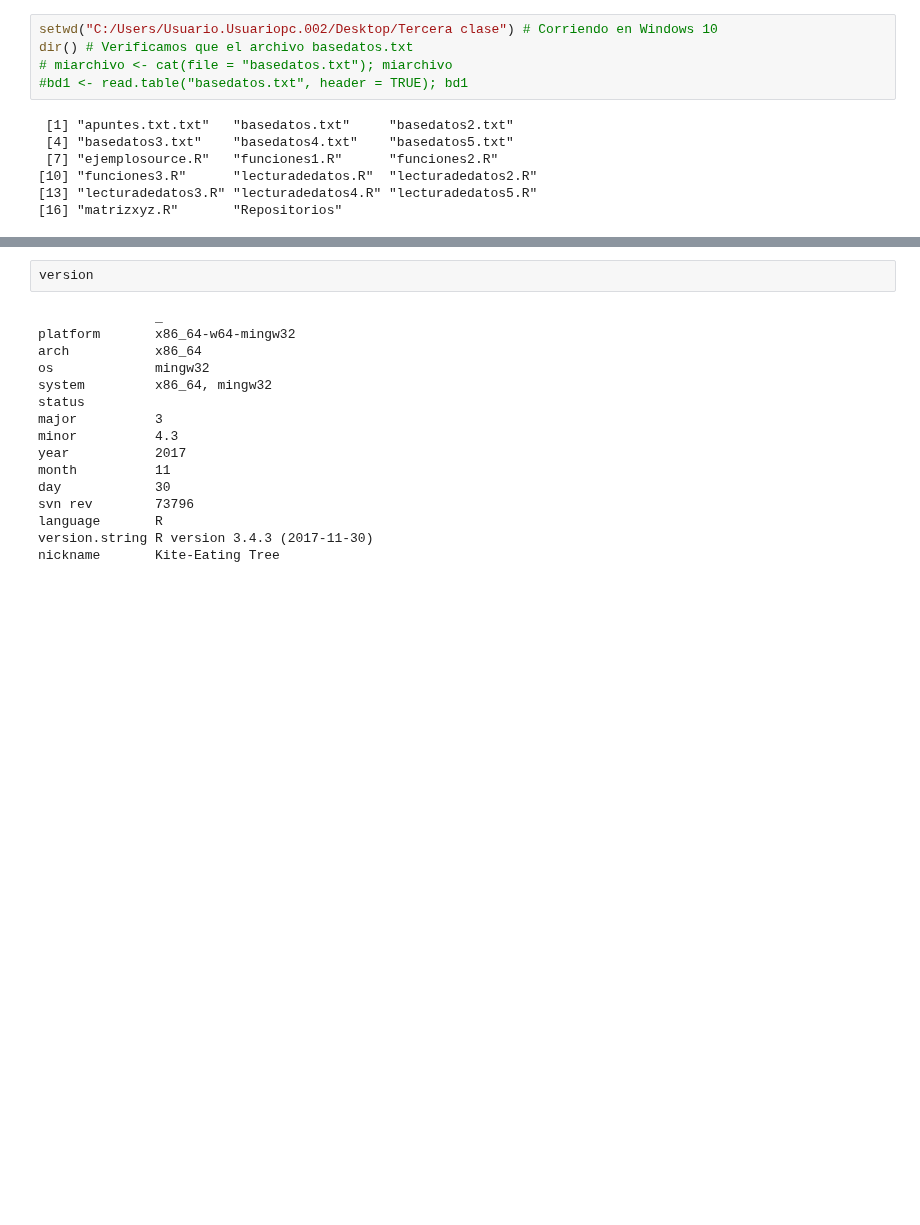
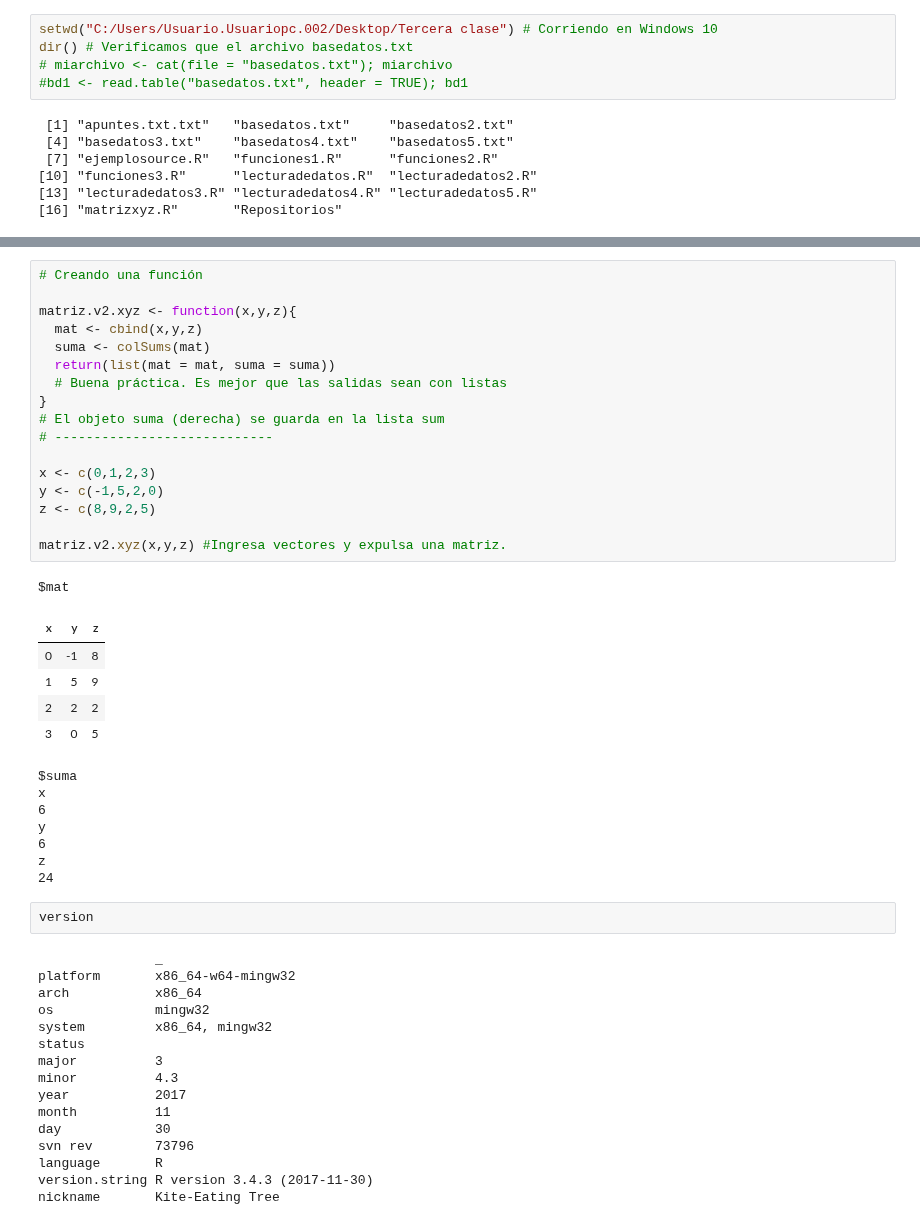
Before and after one commit to carlosal1015/Curso-de-R, a Jupyter notebook: notebooks/Tercera clase.ipynb, the cells around one changed output, grey strips where cells are left out. Cells and saved outputs as stored; diff of their text form; blank space fills up the shorter version.

```diff
--- a/notebooks/Tercera clase.ipynb
+++ b/notebooks/Tercera clase.ipynb
@@ -45,3 +311,34 @@ dir() # Verificamos que el archivo basedatos.txt
+# %%
+# Creando una función
+
+matriz.v2.xyz <- function(x,y,z){
+  mat <- cbind(x,y,z)
+  suma <- colSums(mat)
+  return(list(mat = mat, suma = suma))
+  # Buena práctica. Es mejor que las salidas sean con listas
+}
+# El objeto suma (derecha) se guarda en la lista sum
+# ----------------------------
+
+x <- c(0,1,2,3)
+y <- c(-1,5,2,0)
+z <- c(8,9,2,5)
+
+matriz.v2.xyz(x,y,z) #Ingresa vectores y expulsa una matriz.
+# %% [output]
+$mat
+| x | y | z |
+| 0 | -1 | 8 |
+| 1 | 5 | 9 |
+| 2 | 2 | 2 |
+| 3 | 0 | 5 |
+$suma
+x
+6
+y
+6
+z
+24
 # %%
 version
 # %% [output]
```
Also changed, not shown: parts of 21 cells of this notebook, 26 other files.
